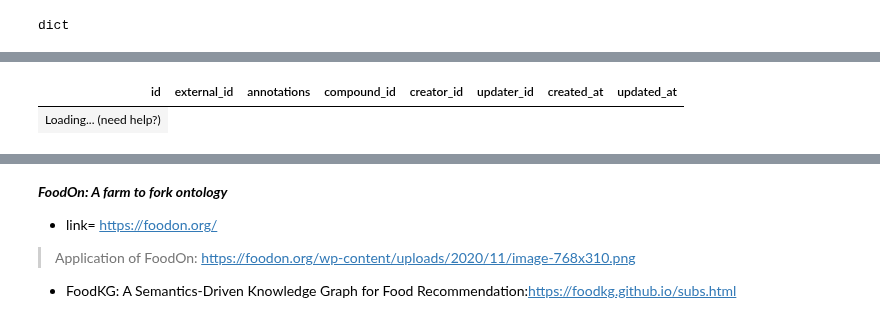
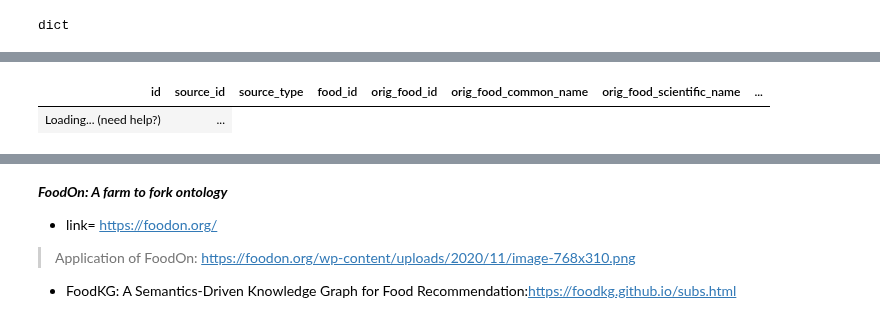
Before and after one commit to mrchapagain/ConsumerDataAnalytics, a Jupyter notebook: Big_Food_Database.ipynb, the cells around one changed output, grey strips where cells are left out. Cells and saved outputs as stored; diff of their text form; code cells hidden in the pictures.

```diff
--- a/Big_Food_Database.ipynb
+++ b/Big_Food_Database.ipynb
@@ -143,7 +125,7 @@ zip_ref.extractall()
 zip_ref.close()
 # %%
 ## Lets open one of the extracted file
-file_link="/content/foodb_2020_04_07_json/CompoundExternalDescriptor.json"
+file_link="/content/foodb_2020_04_07_json/Content.json"
 
 chunks = pd.read_json(file_link, lines=True, chunksize = 10)
 
@@ -154,2 +137,2 @@ for chunk in chunks:
-| id | external_id | annotations | compound_id | creator_id | updater_id | created_at | updated_at |
-| Loading... (need help?) |
+| id | source_id | source_type | food_id | orig_food_id | orig_food_common_name | orig_food_scientific_name | ... |
+| Loading... (need help?) | ... |
```
Also changed, not shown: parts of 2 cells of this notebook.
